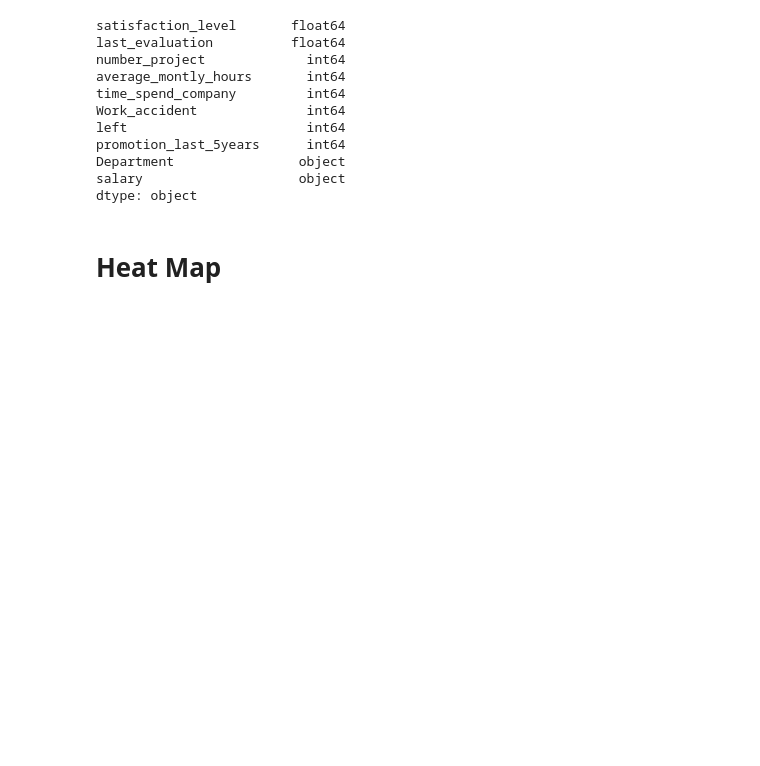
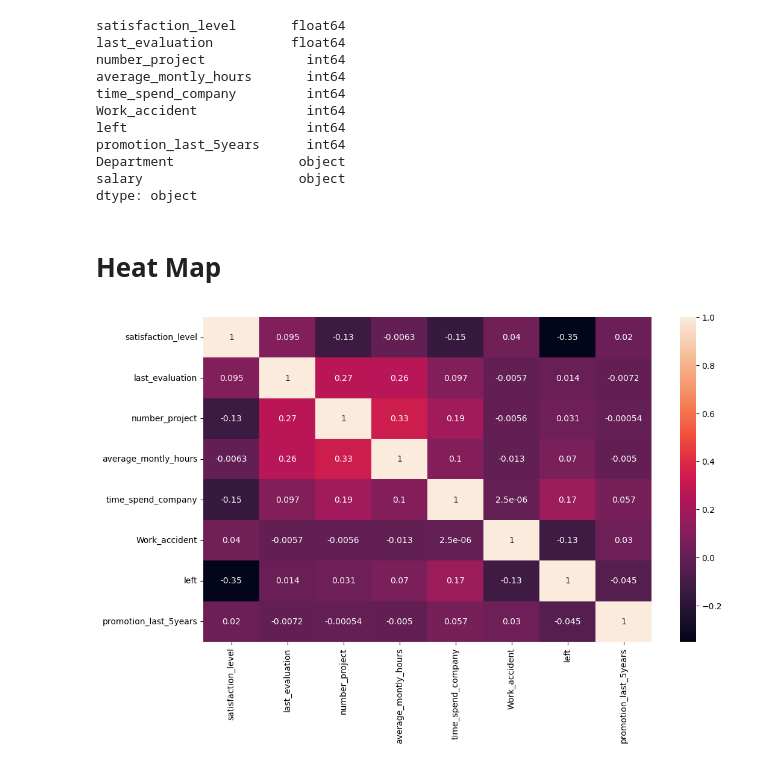
Before and after one commit to MaukanMir/HR-Capstone-Analysis, a Jupyter notebook: training.ipynb, the cells around one changed output. Drawn from its saved outputs; the diff is of its cells as text; code cells hidden in the pictures; blank space fills up the shorter version.

```diff
--- a/training.ipynb
+++ b/training.ipynb
@@ -110,2 +112,9 @@ categorical_types = df.select_dtypes(include=["object"])
 # %% [markdown]
 # Heat Map
+# %%
+relations = numeric_types.corr()
+plt.figure(figsize=(12, 7))
+sns.heatmap(data=relations, annot=True)
+plt.show()
+# %% [output]
+[figure, added]
```
Also changed, not shown: parts of 1 cell of this notebook.
